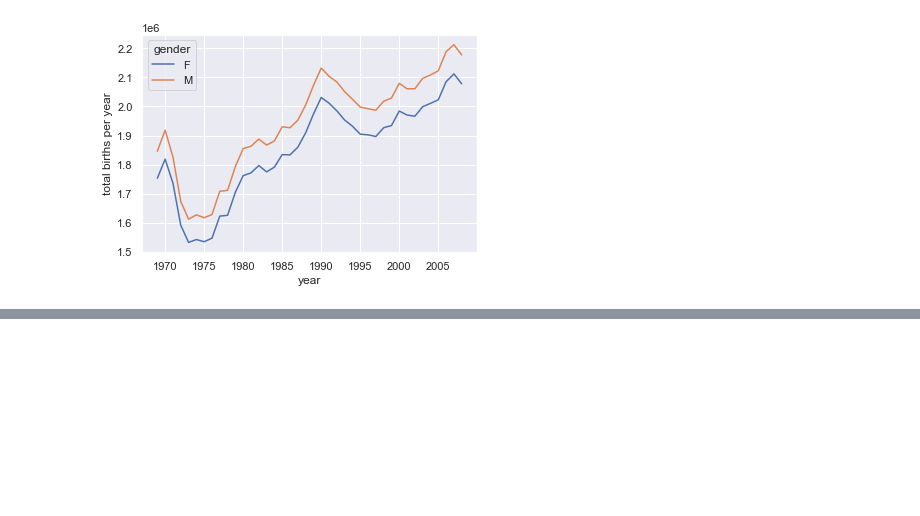
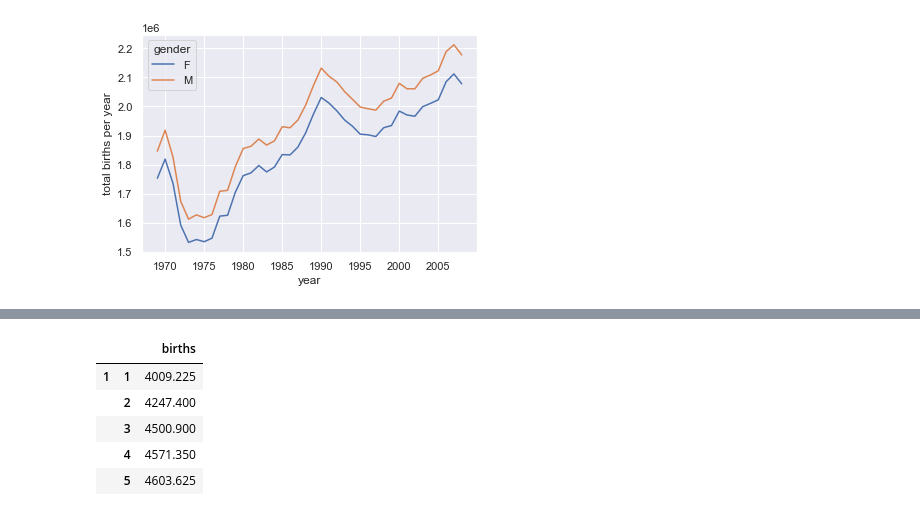
Before and after one commit to paulov0b0x/datasciencehandbook, a Jupyter notebook: Chapter 3/Chapter 3 - Data Manipulation with Pandas - 3.8.1 Example Birthrate Data.ipynb, the cells around one changed output, grey strips where cells are left out. Cells and saved outputs as stored; diff of their text form; code cells hidden in the pictures; blank space fills up the shorter version.

```diff
--- a/Chapter 3/Chapter 3 - Data Manipulation with Pandas - 3.8.1 Example Birthrate Data.ipynb
+++ b/Chapter 3/Chapter 3 - Data Manipulation with Pandas - 3.8.1 Example Birthrate Data.ipynb
@@ -38,0 +69,11 @@ Text(0, 0.5, 'total births per year')
+# %%
+# Plot mean number of births by the day of the year
+births_by_date = births.pivot_table('births', [births.index.month, births.index.day])
+births_by_date.head()
+# %% [output]
+|  |  | births |
+| 1 | 1 | 4009.225 |
+|  | 2 | 4247.400 |
+|  | 3 | 4500.900 |
+|  | 4 | 4571.350 |
+|  | 5 | 4603.625 |
```
Also changed, not shown: parts of 9 cells of this notebook, 5 other files.
